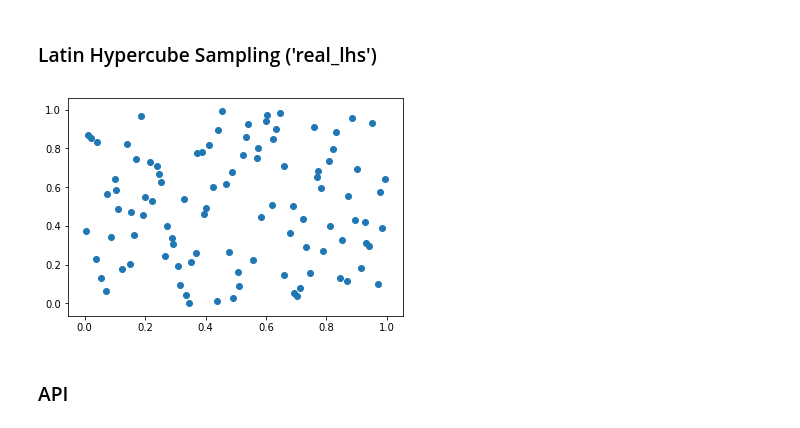
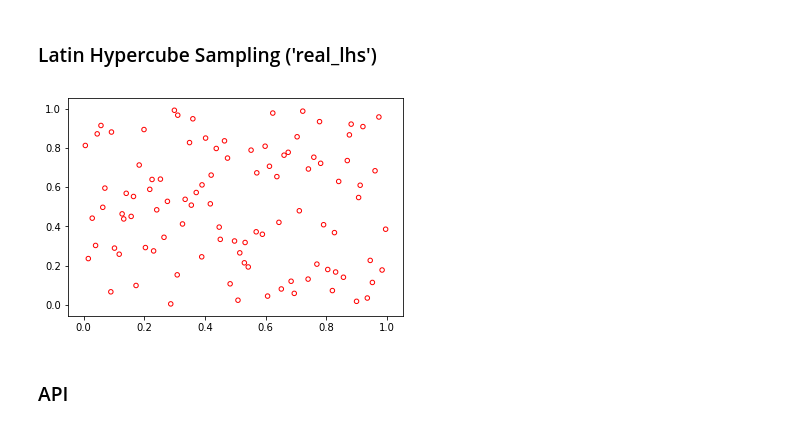
Before and after one commit to anyoptimization/pymoo, a Jupyter notebook: doc/source/components/sampling.ipynb, the cells around one changed output. Saved outputs shown, nothing was run; the diff lists cells and outputs as text; code cells hidden in the pictures.

```diff
--- a/doc/source/components/sampling.ipynb
+++ b/doc/source/components/sampling.ipynb
@@ -26,14 +26,14 @@ plotting.plot(X)
 # %%
 from pymoo.factory import get_sampling
 from pymoo.util import plotting
-from pymoo.interface import sample_by_bounds
+from pymoo.interface import sample
 
 sampling = get_sampling('real_lhs')
 
-X = sample_by_bounds(sampling, 100, 2)
-plotting.plot(X)
+X = sample(sampling, 100, 2)
+plotting.plot(X, no_fill=True)
 # %% [output]
-[figure, old version]
+[figure, new version]
 # %% [markdown]
 ### API
 # %% [raw]
```
Also changed, not shown: parts of 1 cell of this notebook, 52 other files.
